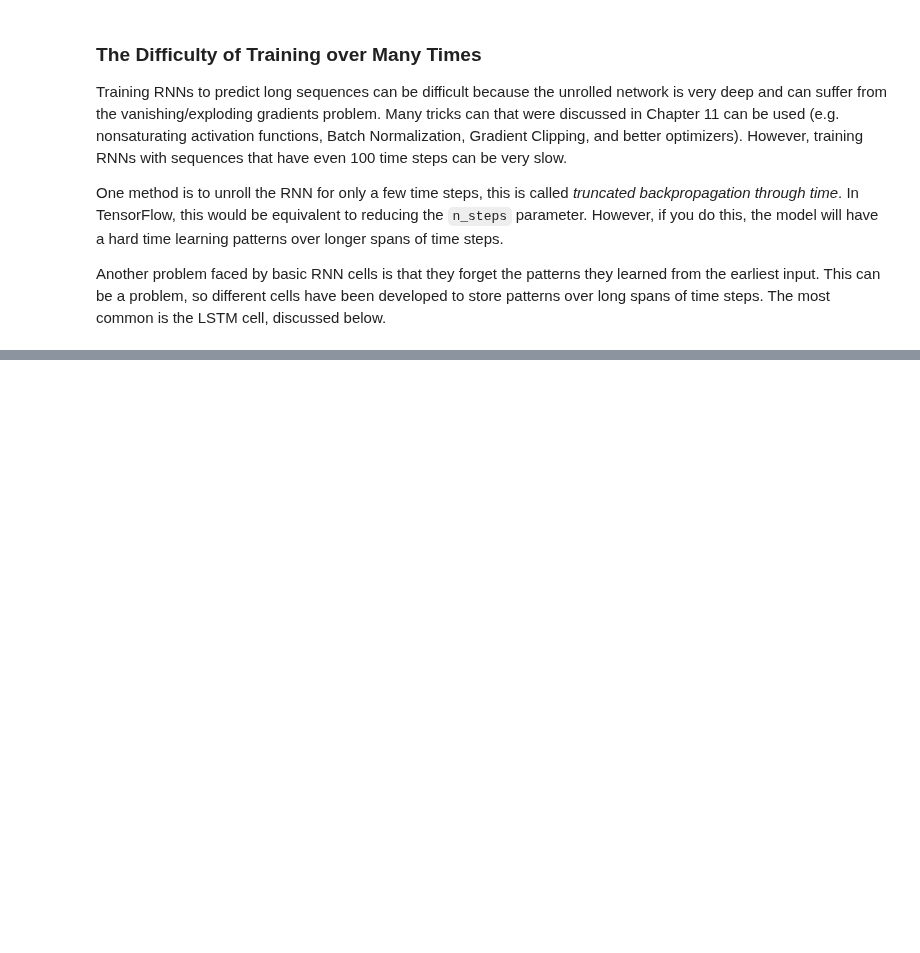
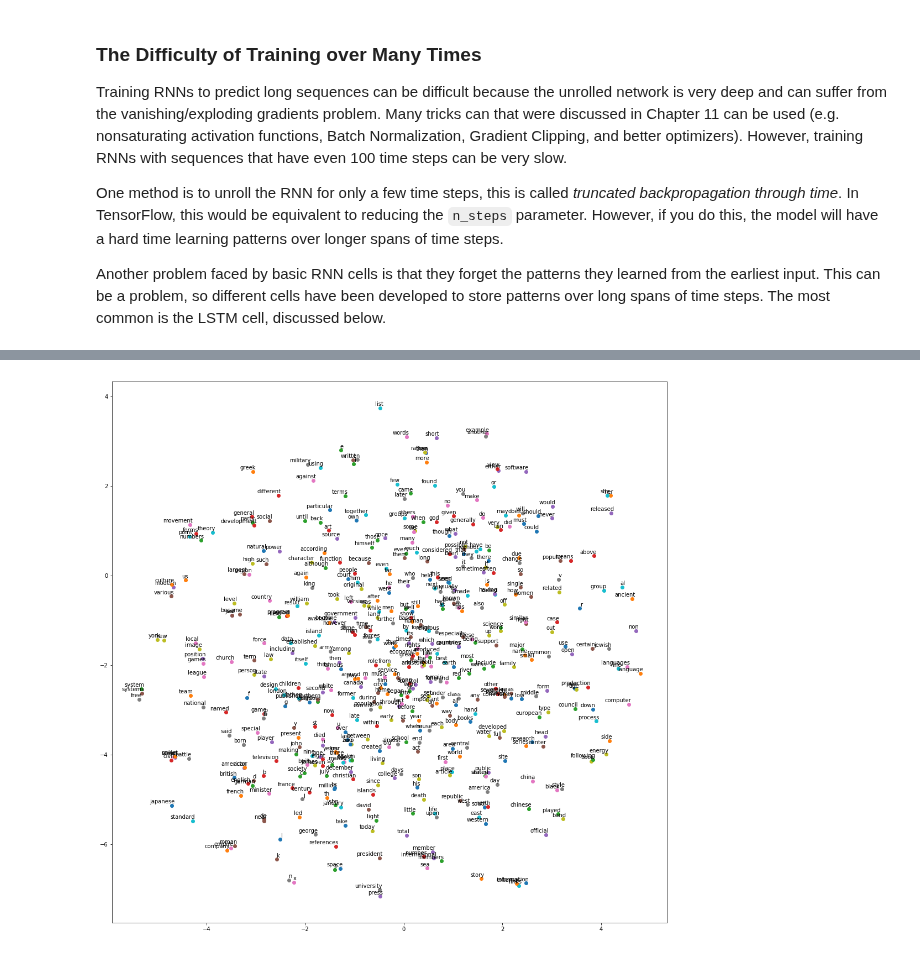
Before and after one commit to DCtheTall/hands-on-machine-learning, a Jupyter notebook: chapter14/RecurrentNeuralNetworks.ipynb, the cells around one changed output, grey strips where cells are left out. Saved outputs shown, nothing was run; the diff lists cells and outputs as text; code cells hidden in the pictures; blank space fills up the shorter version.

```diff
--- a/chapter14/RecurrentNeuralNetworks.ipynb
+++ b/chapter14/RecurrentNeuralNetworks.ipynb
@@ -778,0 +1053,3 @@ Another problem faced by basic RNN cells is that they forget the patterns they l
+# %%
+data_idx = 0
+batch, labels = generate_batch(8, 1, 1)
@@ -778,0 +1073,20 @@ Another problem faced by basic RNN cells is that they forget the patterns they l
+# %%
+# Defining constants for the model.
+
+batch_size = 128
+embedding_size = 128
+skip_window = 2
+num_skips = 1
+
+# Picking a random validation set to sample nearest neighbors. We limit the
+# validation samples to be the words with the lowest ID, which means they are
+# the most frequent.
+valid_size = 16
+valid_window = 100
+valid_examples = np.random.choice(valid_window, valid_size, replace=False)
+num_sampled = 64
+
+learning_rate = 0.01
+
+vocabulary_size = 50000
+embedding_Size = 150
@@ -778,0 +1197,23 @@ Another problem faced by basic RNN cells is that they forget the patterns they l
+# %%
+# Plotting the embeddings.
+
+import matplotlib.pyplot as plt
+
+def plot_with_labels(low_dim_embs, labels):
+  assert low_dim_embs.shape[0] >= len(labels)
+  plt.figure(figsize=(18, 18))
+  for i, label in enumerate(labels):
+    x, y = low_dim_embs[i,:]
+    plt.scatter(x, y)
+    plt.annotate(label, xy=(x, y), xytext=(5, 2), textcoords='offset points',
+                 ha='right', va='bottom')
+# %%
+from sklearn.manifold import TSNE
+
+tsne = TSNE(perplexity=30, n_components=2, init='pca', n_iter=5000)
+plot_only = 500
+low_dim_embs = tsne.fit_transform(final_embeddings[:plot_only,:])
+labels = [vocabulary[i] for i in range(plot_only)]
+plot_with_labels(low_dim_embs, labels)
+# %% [output]
+[figure, added]
```
Also changed, not shown: parts of 40 cells of this notebook.
